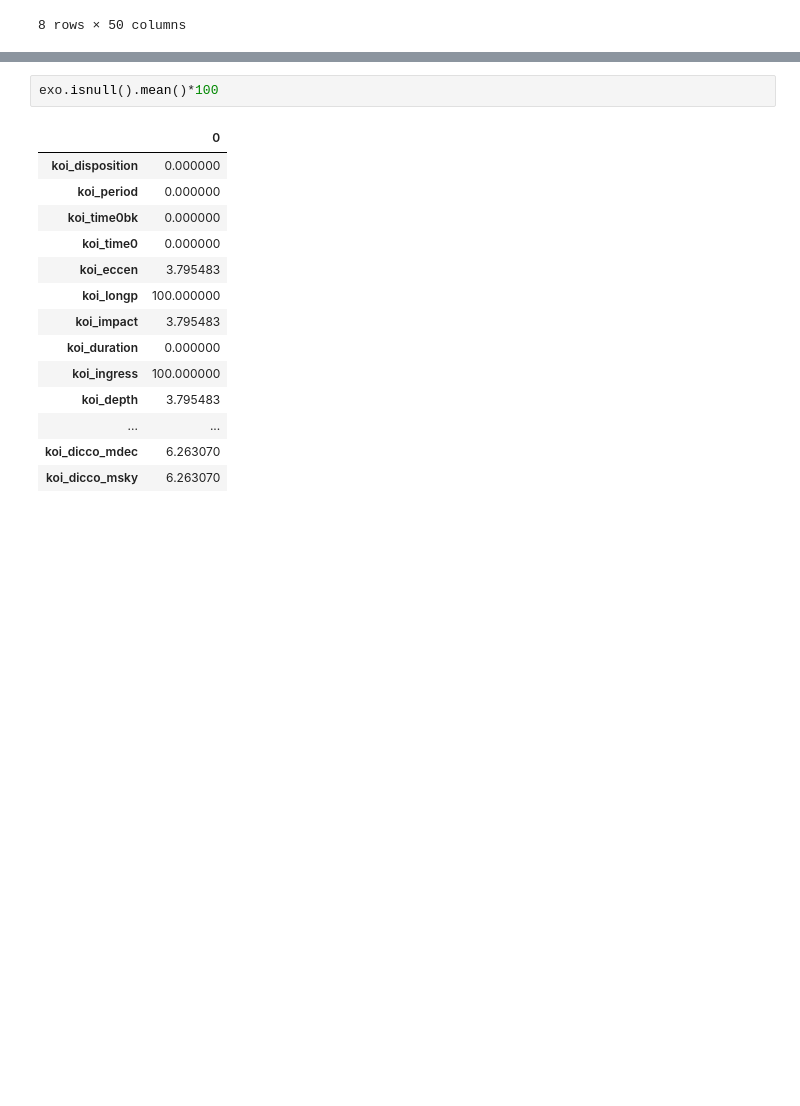
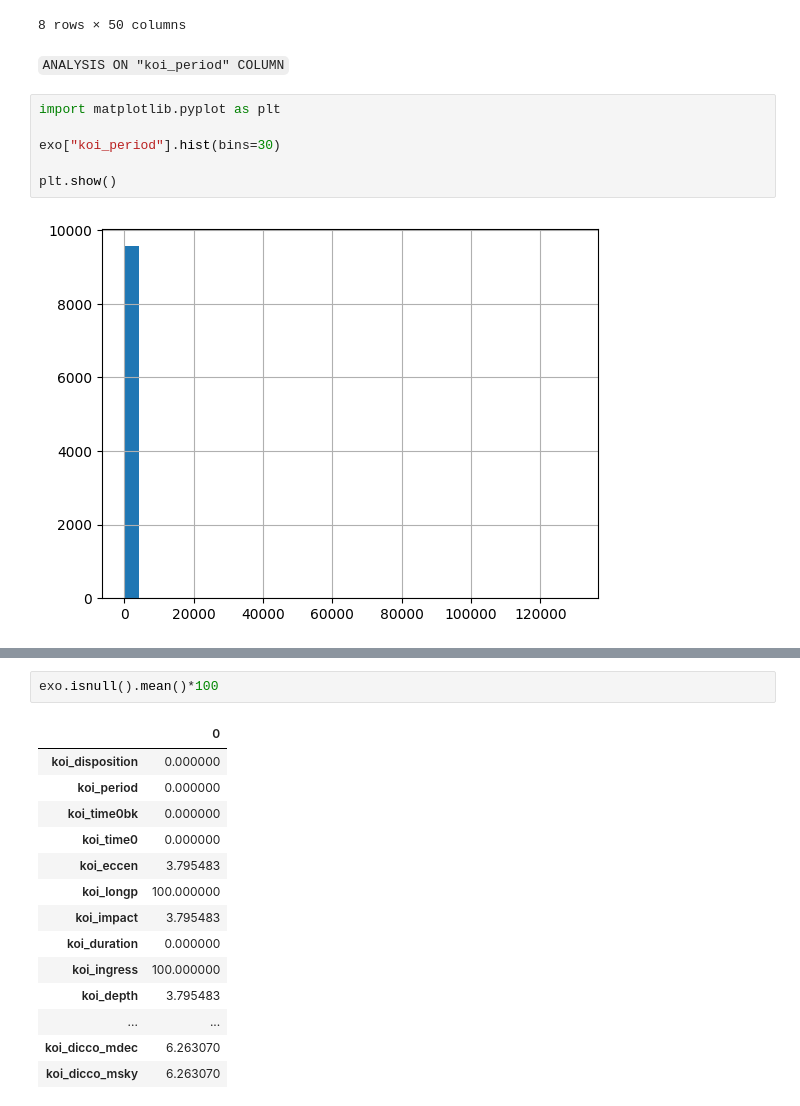
Before and after one commit to Prashansha2005/Exoplanet-Classification, a Jupyter notebook: exoplanet_detection.ipynb, the cells around one changed output, grey strips where cells are left out. Cells and saved outputs as stored; diff of their text form; blank space fills up the shorter version.

```diff
--- a/exoplanet_detection.ipynb
+++ b/exoplanet_detection.ipynb
@@ -367,3 +380,13 @@ exo.describe()
 | 75% | 40.715178 | 170.694603 | 2.455004e+06 | 0.0 | NaN | 0.889000 | 6.276500 | NaN | ... |
 | max | 129995.778400 | 1472.522306 | 2.456306e+06 | 0.0 | NaN | 100.806000 | 138.540000 | NaN | ... |
 8 rows × 50 columns
+# %% [markdown]
+`ANALYSIS ON "koi_period" COLUMN`
+# %%
+import matplotlib.pyplot as plt
+
+exo["koi_period"].hist(bins=30)
+
+plt.show()
+# %% [output]
+[figure, added]
```
Also changed, not shown: parts of 23 cells of this notebook, 1 other file.
